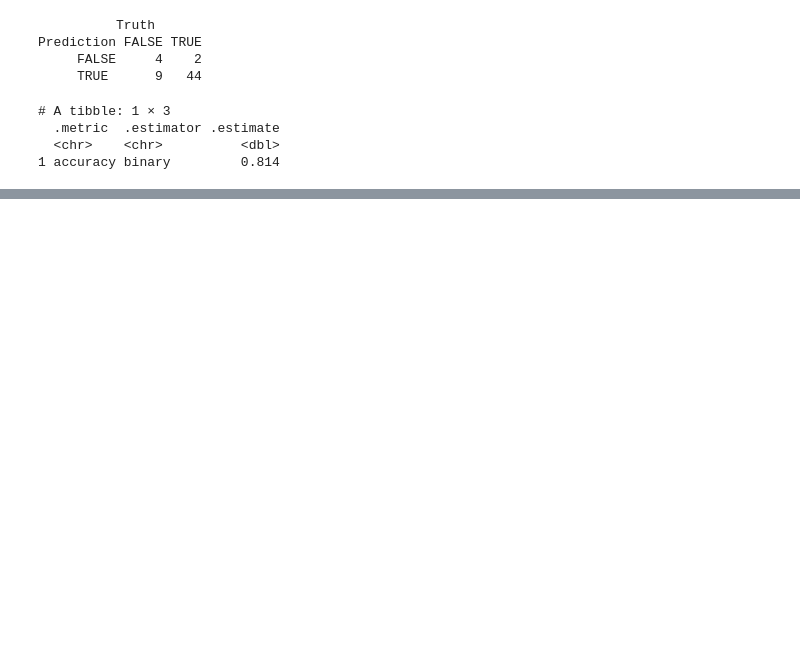
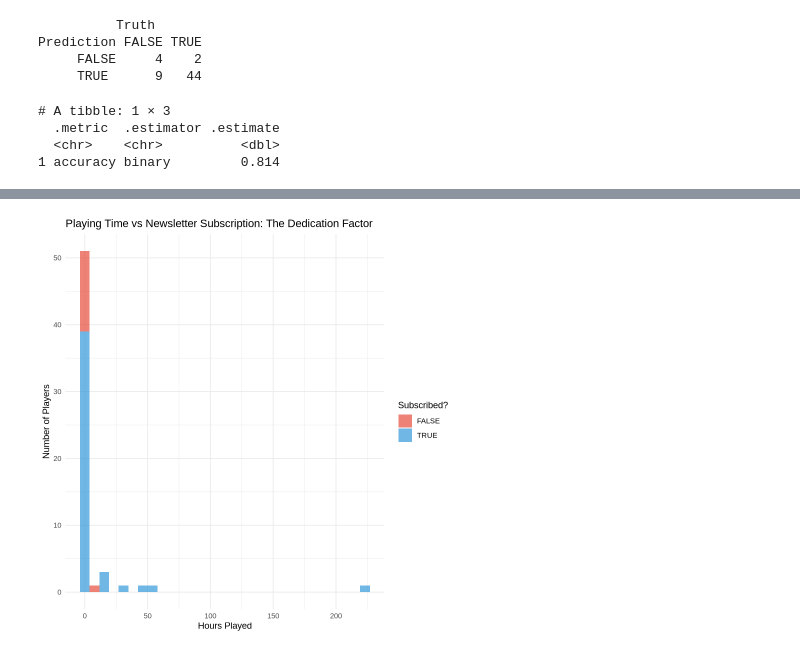
Before and after one commit to sushifromkfc/dsci-100-2025ss-002, a Jupyter notebook: DSCI 100 Porject 002.ipynb, the cells around one changed output, grey strips where cells are left out. Cells and saved outputs as stored; diff of their text form; code cells hidden in the pictures; blank space fills up the shorter version.

```diff
--- a/DSCI 100 Porject 002.ipynb
+++ b/DSCI 100 Porject 002.ipynb
@@ -182,0 +250,12 @@ ggplot(predictions, aes(x = played_hours, fill = subscribe)) +
+# %%
+# What about playing time?
+ggplot(predictions, aes(x = played_hours, fill = subscribe)) +
+  geom_histogram(bins = 30, alpha = 0.7) +
+  labs(title = "Playing Time vs Newsletter Subscription: The Dedication Factor",
+       x = "Hours Played",
+       y = "Number of Players",
+       fill = "Subscribed?") +
+  theme_minimal() +
+  scale_fill_manual(values = c("FALSE" = "#e74c3c", "TRUE" = "#3498db"))
+# %% [output]
+[figure, added]
```
Also changed, not shown: parts of 22 cells of this notebook.
